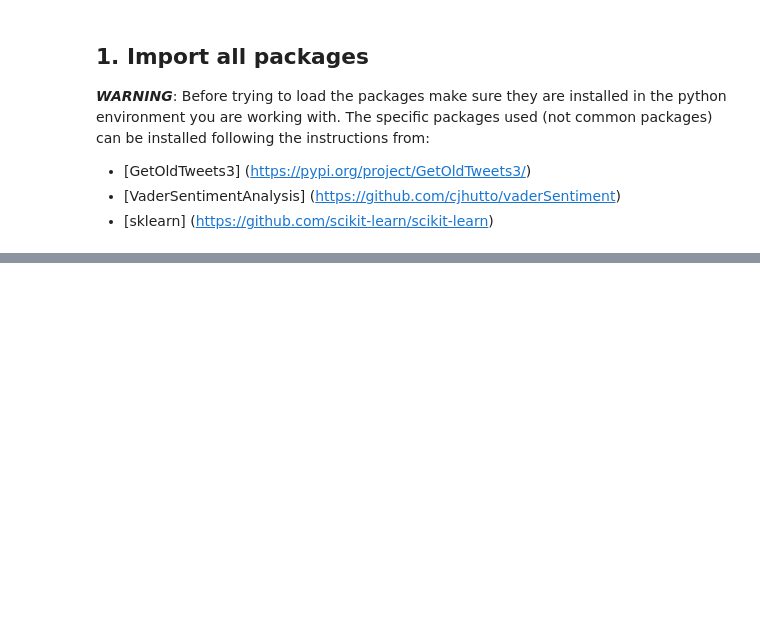
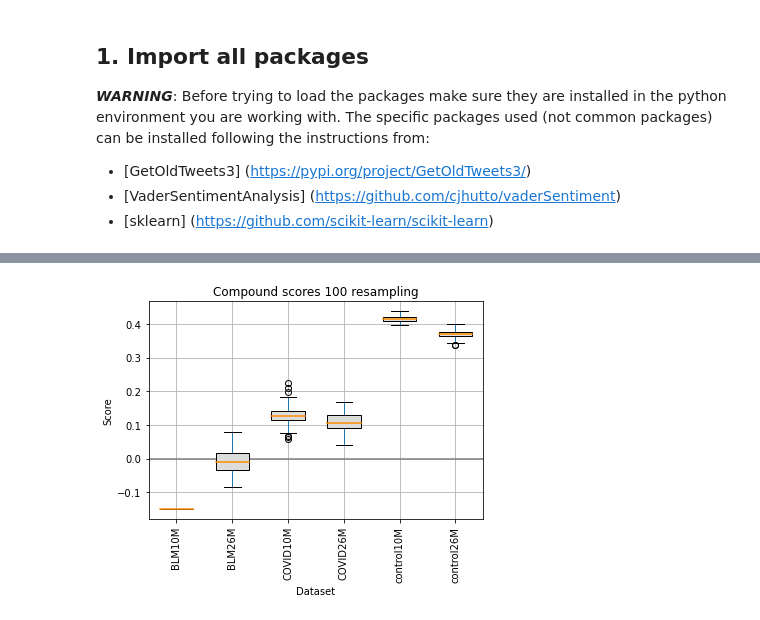
Before and after one commit to Ariein2/TwitterProject-SP, a Jupyter notebook: TwitterMainNotebook2.ipynb, the cells around one changed output, grey strips where cells are left out. Cells and saved outputs as stored; diff of their text form; code cells hidden in the pictures; blank space fills up the shorter version.

```diff
--- a/TwitterMainNotebook2.ipynb
+++ b/TwitterMainNotebook2.ipynb
@@ -70,0 +245,40 @@ for dataset in namefiles:
+# %%
+#%% TEST RESAMPLING
+# Test if the downsampling performed is representative of the whole population.
+
+num_resamp = 100
+
+length_datasets = []
+#Find sizes of datasets
+for datas in scores_all:
+    length_datasets.append(len(scores_all[datas]))
+
+# Find smallest dataset
+min_sample = min(length_datasets)
+
+sampled_data = {}
+av_repeated = {}
+
+# Repeat resampling multiple times (num_resamp)
+for resamp in range (num_resamp):
+    save_comp_mean = []
+    for data in scores_all:
+        sampled_data[data] =  scores_all[data].sample(min_sample)
+        save_comp_mean.append(np.mean(sampled_data[data]['compound']))
+    av_repeated[resamp] = save_comp_mean
+
+av_repeated = pd.DataFrame(av_repeated).transpose() #necessary for boxplot
+av_repeated.columns = list(sampled_data.keys())
+
+fig, ax = plt.subplots()
+ax.axhline(y = 0, linewidth=1.5, color='grey')
+av_repeated.boxplot(patch_artist=True, widths= 0.6,
+                medianprops=dict(color='darkorange',linewidth=1.5),
+                boxprops=dict(facecolor='gainsboro', color='k'))
+plt.xlabel('Dataset')
+plt.xticks(rotation=90)
+plt.ylabel('Score')
+plt.title('Compound scores ' + str(num_resamp) + ' resampling')
+plt.show()
+# %% [output]
+[figure, added]
```
Also changed, not shown: parts of 27 cells of this notebook.
